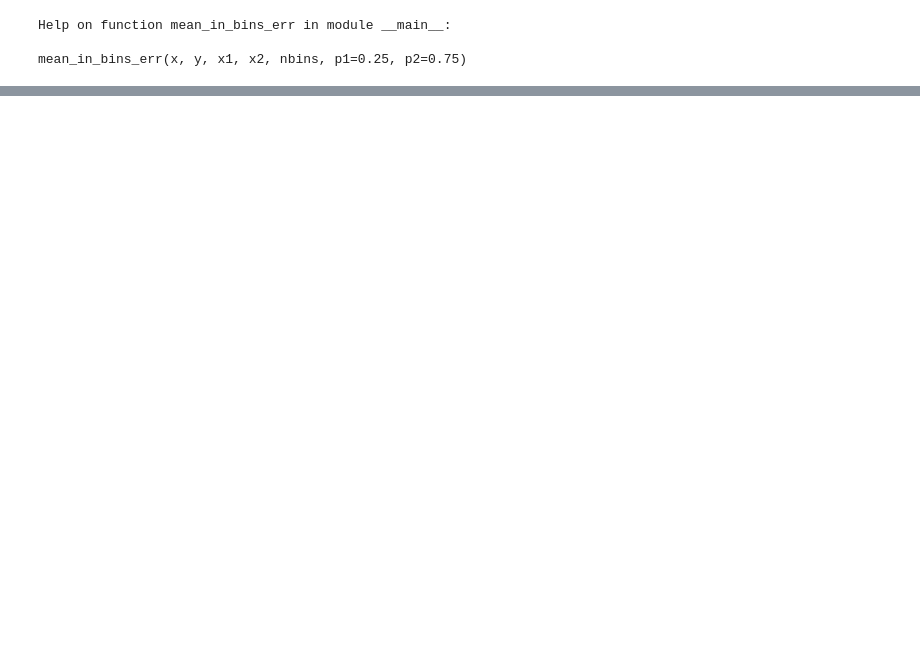
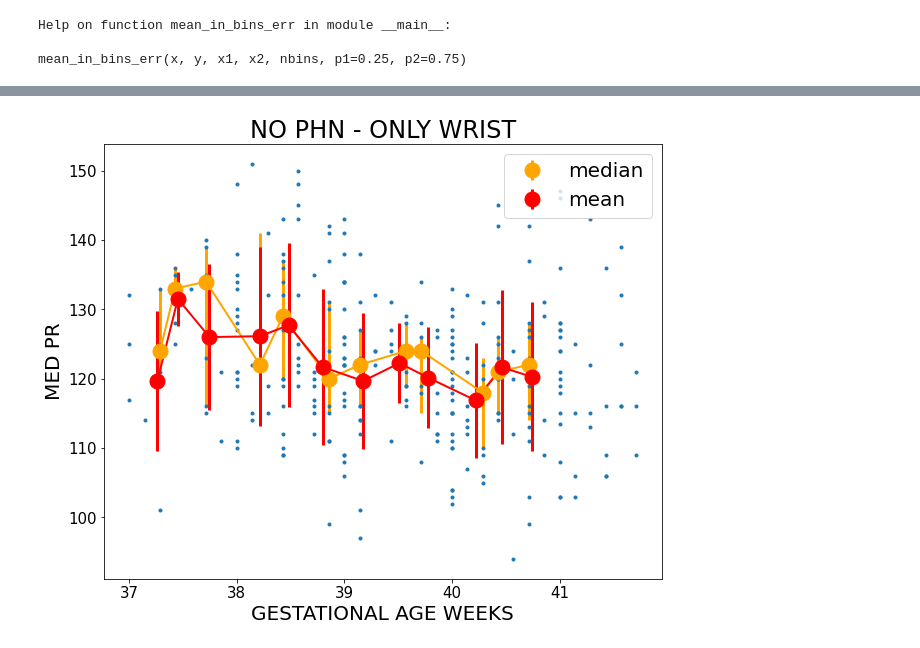
Before and after one commit to shisteve/NHS, a Jupyter notebook: 011_plot_final_analysis.ipynb, the cells around one changed output, grey strips where cells are left out. Drawn from its saved outputs; the diff is of its cells as text; code cells hidden in the pictures; blank space fills up the shorter version.

```diff
--- a/011_plot_final_analysis.ipynb
+++ b/011_plot_final_analysis.ipynb
@@ -37,12 +38,12 @@ def median_in_bins_err(x,y,x1,x2,nbins,p1=0.25,p2=0.75):
         medians_x[i] = np.median(x[sel])
     return np.array(medians_x),np.array(medians_y),err_y_low,err_y_high
 # %%
-def mean_in_bins_err(x,y,x1,x2,nbins,p1=0.25,p2=0.75):
+def mean_in_bins_err(x,y,x1,x2,nbins):
     mean_x = np.zeros(nbins)
     mean_y = np.zeros(nbins)
     #err_y_low = np.zeros(nbins)
     #err_y_high = np.zeros(nbins)
-    err = np.zeros(nbins)
+    err_y = np.zeros(nbins)
     x = np.array(x)
     y = np.array(y)
     width = (float(x2)-float(x1))/nbins
@@ -365,0 +376,24 @@ mean_in_bins_err(x, y, x1, x2, nbins, p1=0.25, p2=0.75)
+# %%
+x = T['GEST_AGE_DAYS'][(T['WRIST']==True) & (T['PHN']==False)]/7.
+y = T['MED_PR'][(T['WRIST']==True) & (T['PHN']==False)]
+# %%
+plt.figure(figsize=(10,8))
+
+plt.plot(x,y,".")
+
+xx,yy,ey1,ey2 = median_in_bins_err(x,y,37,41,12)
+plt.errorbar(xx,yy,yerr=[ey1,ey2],fmt=".",markersize=30,elinewidth=3,color='orange',label ='median')
+plt.plot(xx,yy,color="orange",lw=2)
+
+xx,yy,ey = mean_in_bins_err(x,y,37,41,12)
+plt.errorbar(xx,yy,yerr=ey,fmt=".",markersize=30,elinewidth=3,color='red',label ='mean')
+plt.plot(xx,yy,color="red",lw=2)
+
+
+plt.xlabel('GESTATIONAL AGE WEEKS')
+plt.ylabel('MED PR')
+plt.title('NO PHN - ONLY WRIST')
+plt.legend(loc=1)
+plt.show()
+# %% [output]
+[figure, added]
```
Also changed, not shown: parts of 9 cells of this notebook, 2 other files.
